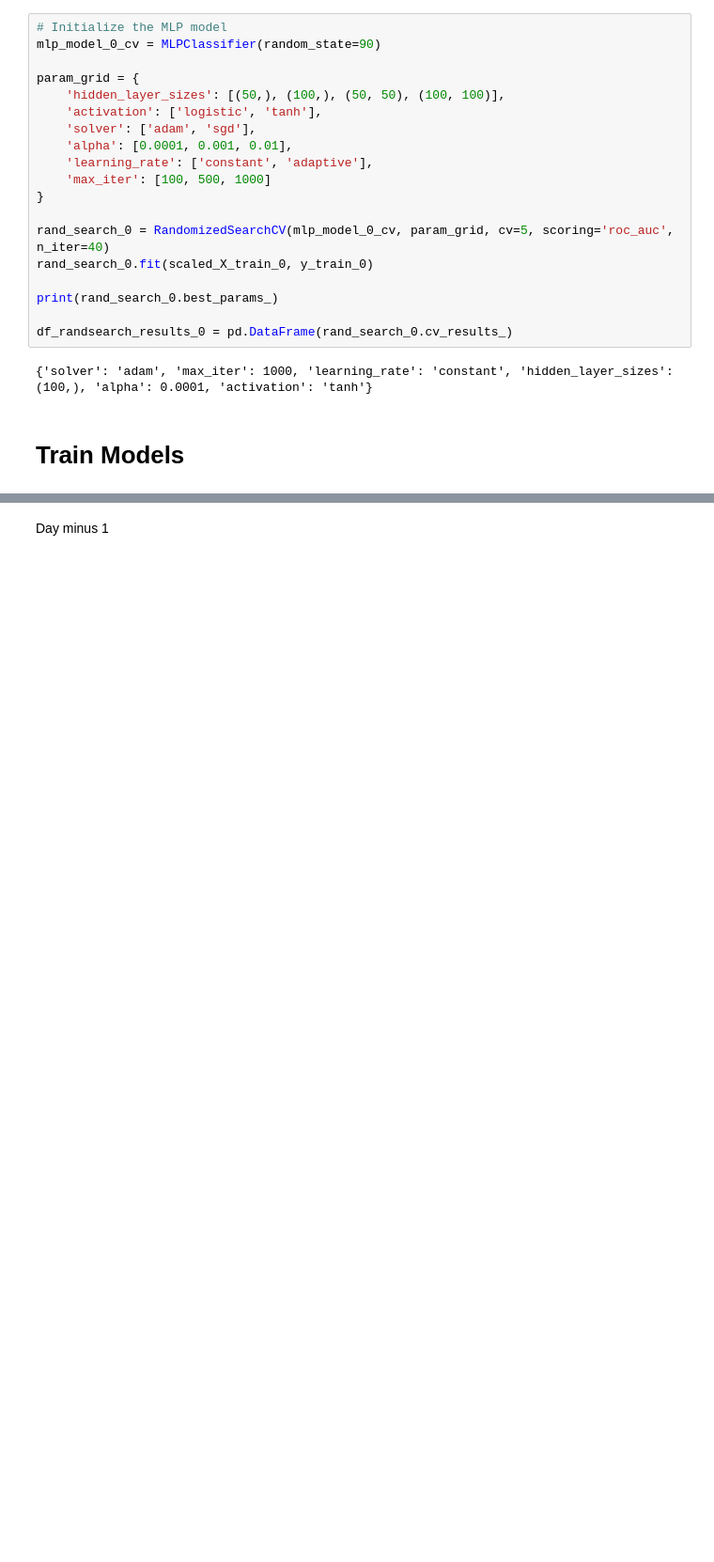
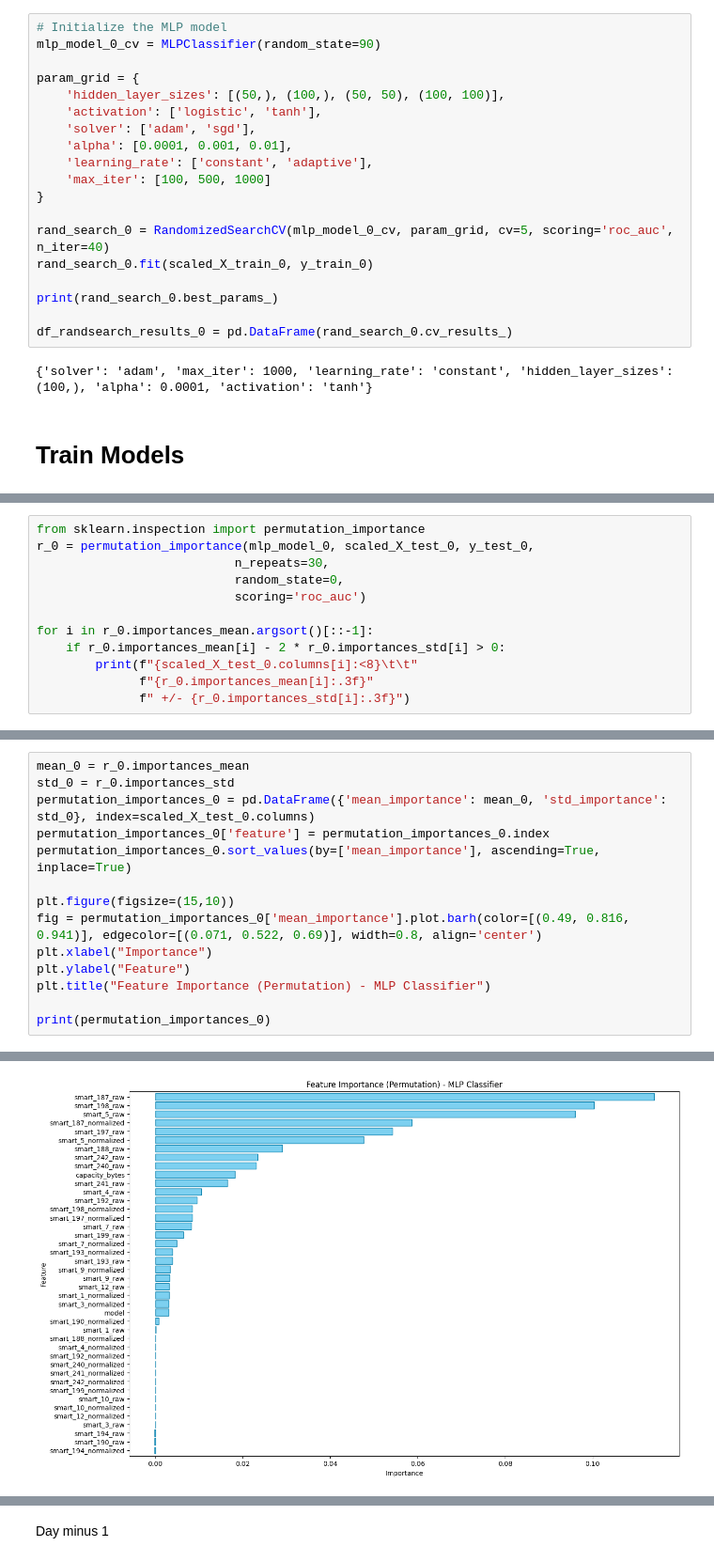
Before and after one commit to mclean-a/com748, a Jupyter notebook: src/machine_learning/neural_network_mlp.ipynb, the cells around one changed output, grey strips where cells are left out. Shown at 94% size. Cells and saved outputs as stored; diff of their text form; blank space fills up the shorter version.

```diff
--- a/src/machine_learning/neural_network_mlp.ipynb
+++ b/src/machine_learning/neural_network_mlp.ipynb
@@ -133,0 +157,12 @@ df_randsearch_results_0 = pd.DataFrame(rand_search_0.cv_results_)
+# %%
+from sklearn.inspection import permutation_importance
+r_0 = permutation_importance(mlp_model_0, scaled_X_test_0, y_test_0,
+                           n_repeats=30,
+                           random_state=0,
+                           scoring='roc_auc')
+
+for i in r_0.importances_mean.argsort()[::-1]:
+    if r_0.importances_mean[i] - 2 * r_0.importances_std[i] > 0:
+        print(f"{scaled_X_test_0.columns[i]:<8}\t\t"
+              f"{r_0.importances_mean[i]:.3f}"
+              f" +/- {r_0.importances_std[i]:.3f}")
@@ -133,0 +187,15 @@ df_randsearch_results_0 = pd.DataFrame(rand_search_0.cv_results_)
+# %%
+mean_0 = r_0.importances_mean
+std_0 = r_0.importances_std
+permutation_importances_0 = pd.DataFrame({'mean_importance': mean_0, 'std_importance': std_0}, index=scaled_X_test_0.columns)
+permutation_importances_0['feature'] = permutation_importances_0.index
+permutation_importances_0.sort_values(by=['mean_importance'], ascending=True, inplace=True)
+
+plt.figure(figsize=(15,10))
+fig = permutation_importances_0['mean_importance'].plot.barh(color=[(0.49, 0.816, 0.941)], edgecolor=[(0.071, 0.522, 0.69)], width=0.8, align='center')
+plt.xlabel("Importance")
+plt.ylabel("Feature")
+plt.title("Feature Importance (Permutation) - MLP Classifier")
+
+print(permutation_importances_0)
+# %% [output]
@@ -133,0 +219 @@ df_randsearch_results_0 = pd.DataFrame(rand_search_0.cv_results_)
+[figure, added]
```
Also changed, not shown: parts of 30 cells of this notebook, 2 other files.
